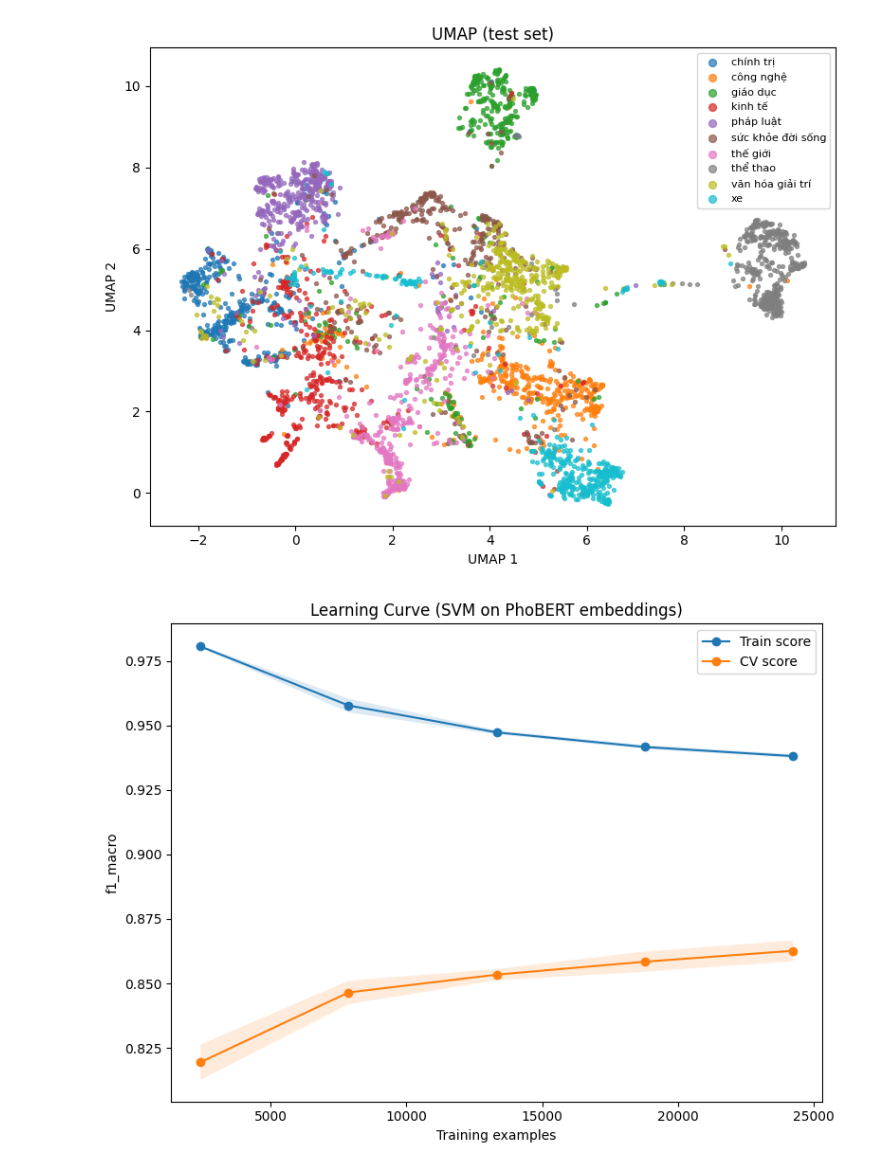
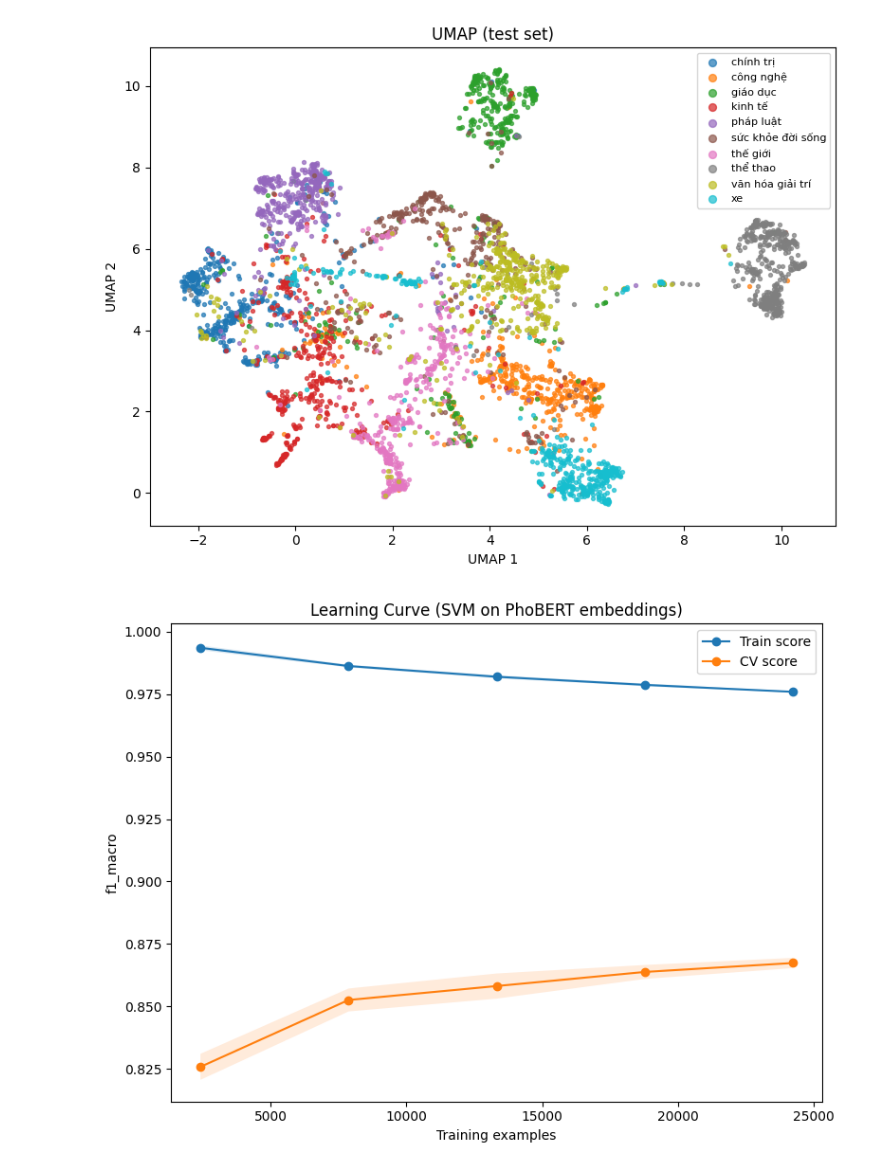
Before and after one commit to baoo2003/Document_Classification_With_Cuckoo_Search, a Jupyter notebook: svm_cso_optimization.ipynb, the cells around one changed output. Drawn from its saved outputs; the diff is of its cells as text; code cells hidden in the pictures.

```diff
--- a/svm_cso_optimization.ipynb
+++ b/svm_cso_optimization.ipynb
@@ -168,14 +172,14 @@ from phobert_svm_pipeline import (
     evaluate_confusion_matrix, plot_umap_embeddings, plot_learning_curve_svm
 )
 
-X_train = np.load('models/phobert_svm_model/X_train_emb.npy')
-y_train = np.load('models/phobert_svm_model/y_train.npy')
-X_test = np.load('models/phobert_svm_model/X_test_emb.npy')
-y_test = np.load('models/phobert_svm_model/y_test.npy')
-le = joblib.load('models/phobert_svm_model/label_encoder.joblib')
+X_train = np.load('models/svm/X_train_emb.npy')
+y_train = np.load('models/svm/y_train.npy')
+X_test = np.load('models/svm/X_test_emb.npy')
+y_test = np.load('models/svm/y_test.npy')
+le = joblib.load('models/svm/label_encoder.joblib')
 
 # Load model
-with open("models/phobert_svm_model/svm_cso_optimized.joblib", "rb") as f:
+with open("models/svm/svm_cso_optimized_2.joblib", "rb") as f:
     clf = joblib.load(f)
 
 # Giả sử bạn có X_test và y_test
@@ -236,7 +239,7 @@ Classification Report:
 
     accuracy                           0.87      7572
    macro avg       0.87      0.87      0.87      7572
 weighted avg       0.87      0.87      0.87      7572
 [figure]
 [figure]
-[figure, old version]
+[figure, new version]
```
Also changed, not shown: parts of 2 cells of this notebook.
